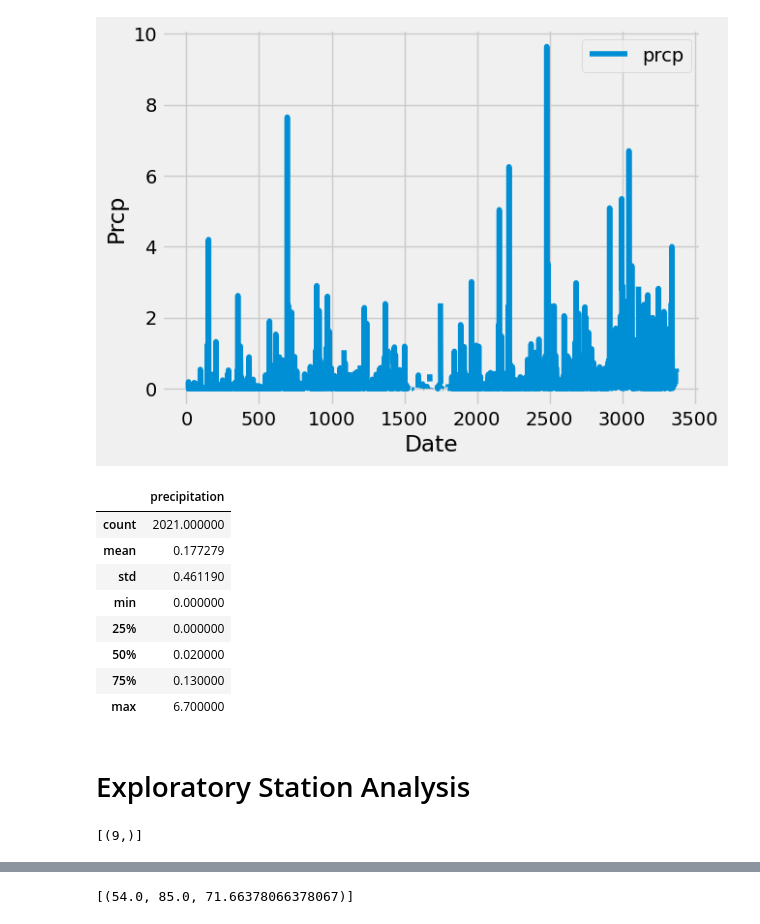
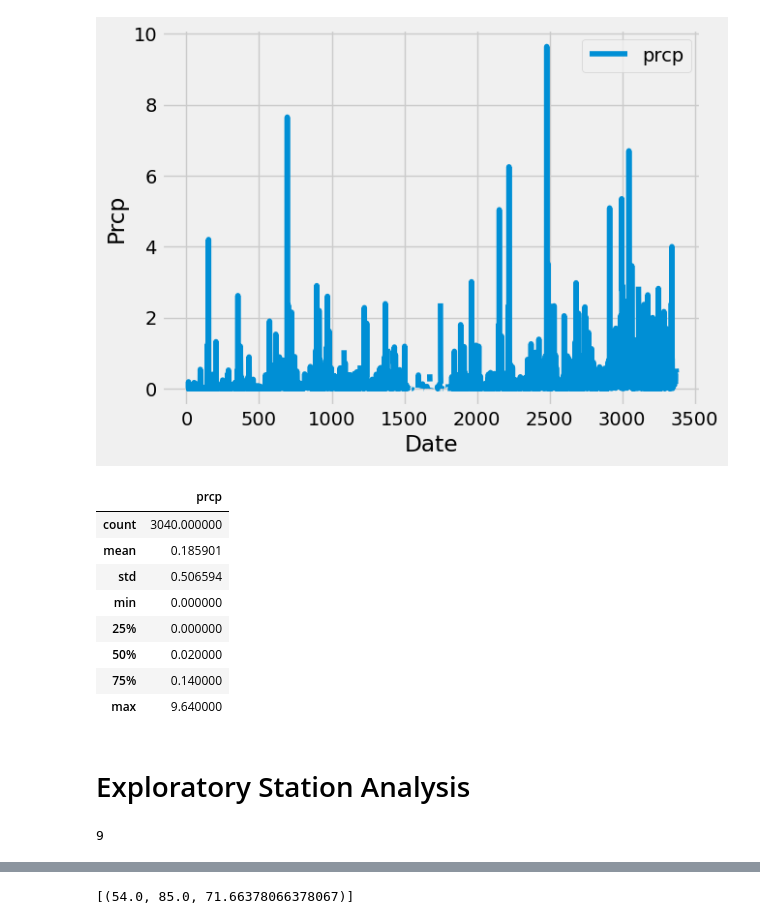
Before and after one commit to aortmeier20/sqlalchemy_challenge, a Jupyter notebook: climate_starterAOEdit.ipynb, the cells around one changed output, grey strips where cells are left out. Cells and saved outputs as stored; diff of their text form; code cells hidden in the pictures.

```diff
--- a/climate_starterAOEdit.ipynb
+++ b/climate_starterAOEdit.ipynb
@@ -82,22 +82,25 @@ plt.show()
 [figure]
 # %%
 # Use Pandas to calculate the summary statistics for the precipitation data
+
+prep_score_values_df.describe()
 # %% [output]
-|  | precipitation |
-| count | 2021.000000 |
-| mean | 0.177279 |
-| std | 0.461190 |
+|  | prcp |
+| count | 3040.000000 |
+| mean | 0.185901 |
+| std | 0.506594 |
 | min | 0.000000 |
 | 25% | 0.000000 |
 | 50% | 0.020000 |
-| 75% | 0.130000 |
-| max | 6.700000 |
+| 75% | 0.140000 |
+| max | 9.640000 |
 # %% [markdown]
 # Exploratory Station Analysis
 # %%
 # Design a query to calculate the total number of stations in the dataset
+session.query(station.id).count()
 # %% [output]
-[(9,)]
+9
 # %%
 # Design a query to find the most active stations (i.e. which stations have the most rows?)
 # List the stations and their counts in descending order.
```
Also changed, not shown: parts of 1 cell of this notebook.
